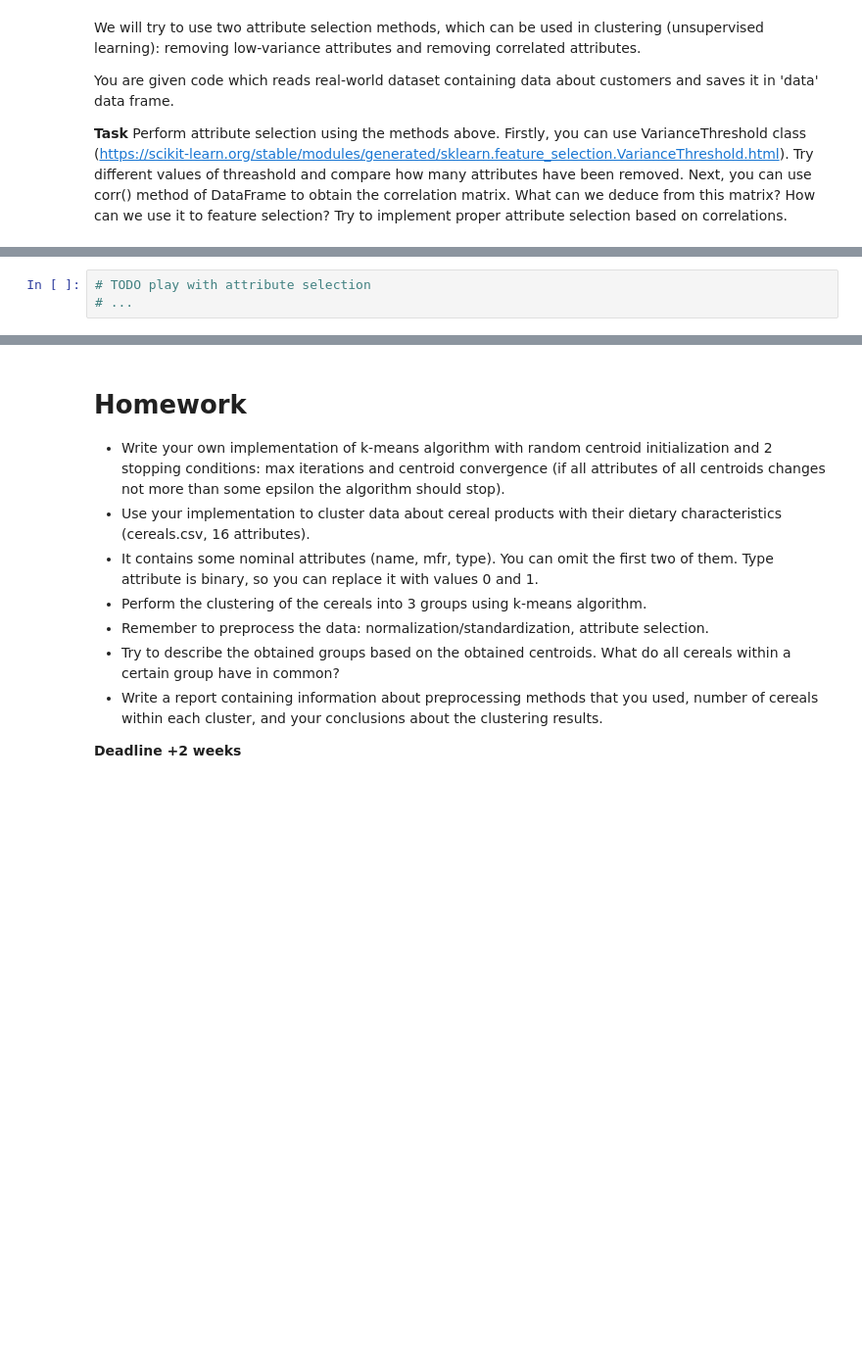
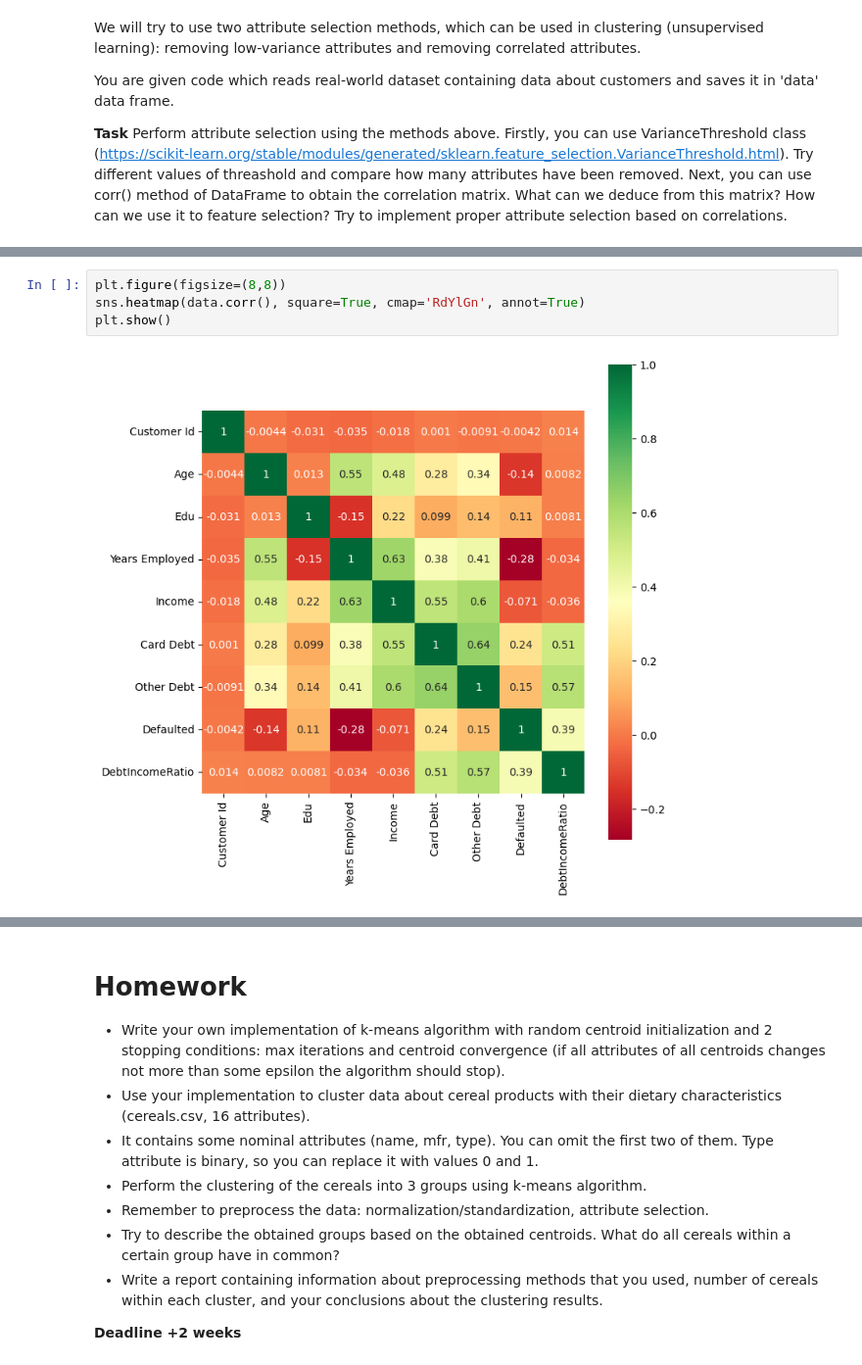
Before and after one commit to kamil271e/snum-lab, a Jupyter notebook: lab4_kmeans/k-means_exercises.ipynb, the cells around one changed output, grey strips where cells are left out. Shown: that part at 98% size. Drawn from its saved outputs; the diff is of its cells as text; blank space fills up the shorter version.

```diff
--- a/lab4_kmeans/k-means_exercises.ipynb
+++ b/lab4_kmeans/k-means_exercises.ipynb
@@ -163,3 +170,6 @@ data.head()
-# %%
-# TODO play with attribute selection
-# ...
+# %%
+plt.figure(figsize=(8,8))
+sns.heatmap(data.corr(), square=True, cmap='RdYlGn', annot=True)
+plt.show()
+# %% [output]
+[figure, added]
```
Also changed, not shown: parts of 14 cells of this notebook.
